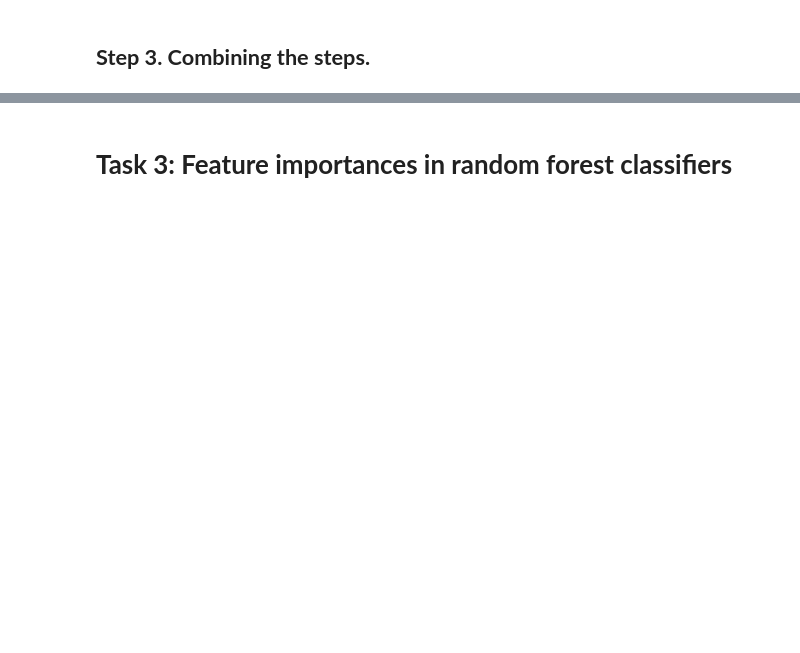
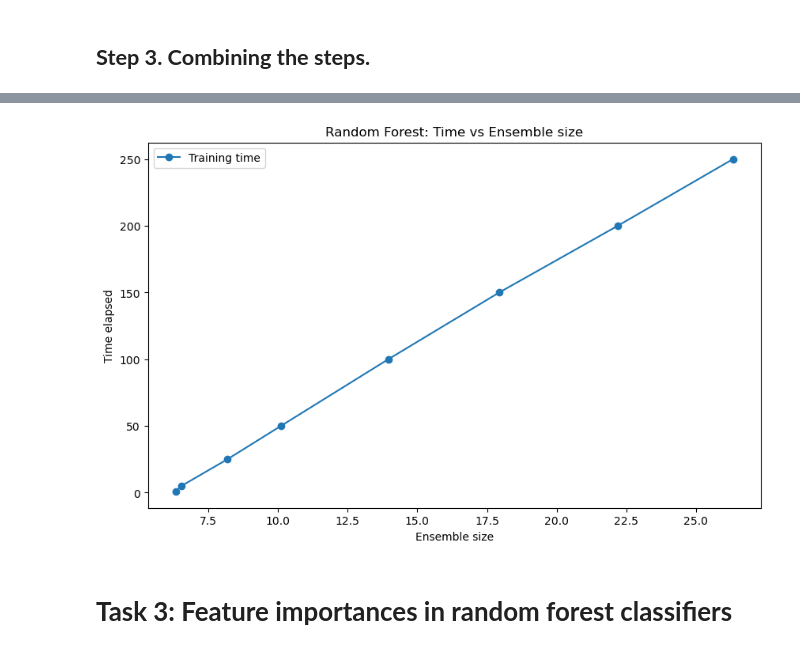
Before and after one commit to erdemhalil/DIT867-AML, a Jupyter notebook: Assignment 2/Assignment2.ipynb, the cells around one changed output, grey strips where cells are left out. Drawn from its saved outputs; the diff is of its cells as text; code cells hidden in the pictures; blank space fills up the shorter version.

```diff
--- a/Assignment 2/Assignment2.ipynb
+++ b/Assignment 2/Assignment2.ipynb
@@ -114,2 +234,13 @@ pipeline.score(Xtest_dict, Ytest)
+# %%
+# Start plot
+plt.figure(figsize=(10, 6))
+plt.plot([forestResults[e]['time'] for e in forestResults.keys()], forestResults.keys(), marker='o', label='Training time')
+plt.title("Random Forest: Time vs Ensemble size")
+plt.xlabel("Ensemble size")
+plt.ylabel("Time elapsed")
+plt.legend()
+plt.show()
+# %% [output]
+[figure, added]
 # %% [markdown]
 # **Task 3: Feature importances in random forest classifiers**
```
Also changed, not shown: parts of 29 cells of this notebook.
